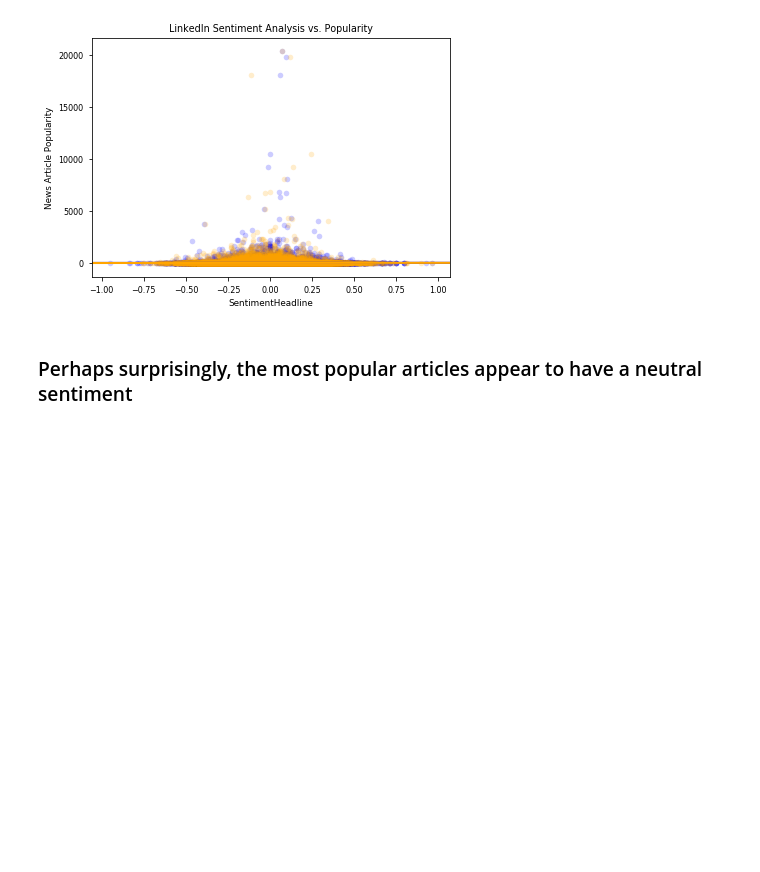
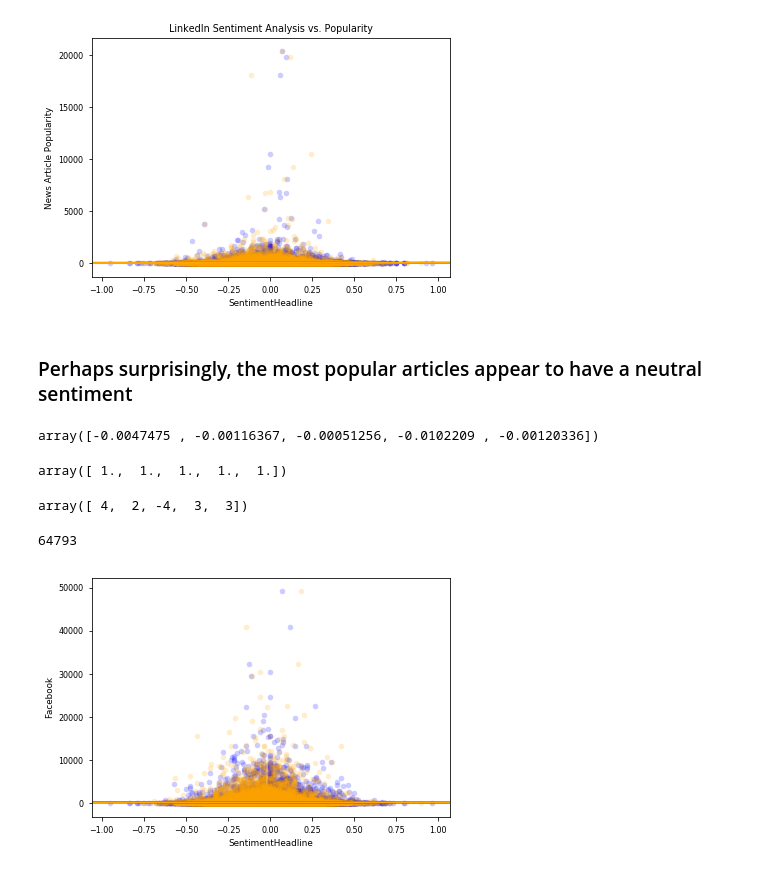
Before and after one commit to MichaelNormandyGavin/Viral_News, a Jupyter notebook: News Popularity Analysis.ipynb, the cells around one changed output. Drawn from its saved outputs; the diff is of its cells as text; code cells hidden in the pictures; blank space fills up the shorter version.

```diff
--- a/News Popularity Analysis.ipynb
+++ b/News Popularity Analysis.ipynb
@@ -275,0 +279,2 @@ plt.show()
+# %%
+facebook_df = news_final[news_final['Facebook'] > 0].drop(['GooglePlus','LinkedIn'],axis=1)
@@ -275,0 +288,23 @@ plt.show()
+# %%
+r2_scores
+# %% [output]
+array([-0.0047475 , -0.00116367, -0.00051256, -0.0102209 , -0.00120336])
+# %%
+x = np.array([1,2,3,4,5])
+np.gradient(x)
+# %% [output]
+array([ 1.,  1.,  1.,  1.,  1.])
+# %%
+np.diff(y)
+# %% [output]
+array([ 4,  2, -4,  3,  3])
+# %%
+len(facebook_df)
+# %% [output]
+64793
+# %%
+sb.regplot(x='SentimentTitle',y='Facebook',data=facebook_df.compute(),color='blue',scatter_kws={'alpha':0.2})
+sb.regplot(x='SentimentHeadline',y='Facebook',data=facebook_df.compute(),color='orange',scatter_kws={'alpha':0.2})
+plt.show()
+# %% [output]
+[figure, added]
```
Also changed, not shown: parts of 4 cells of this notebook.
